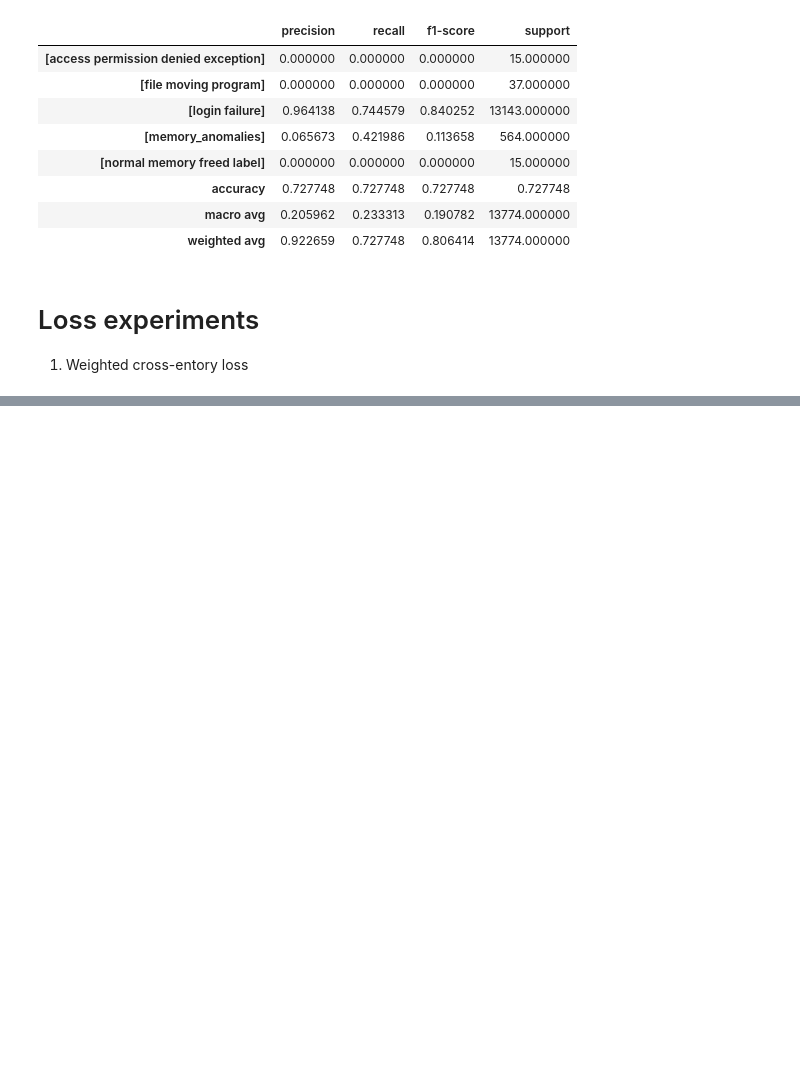
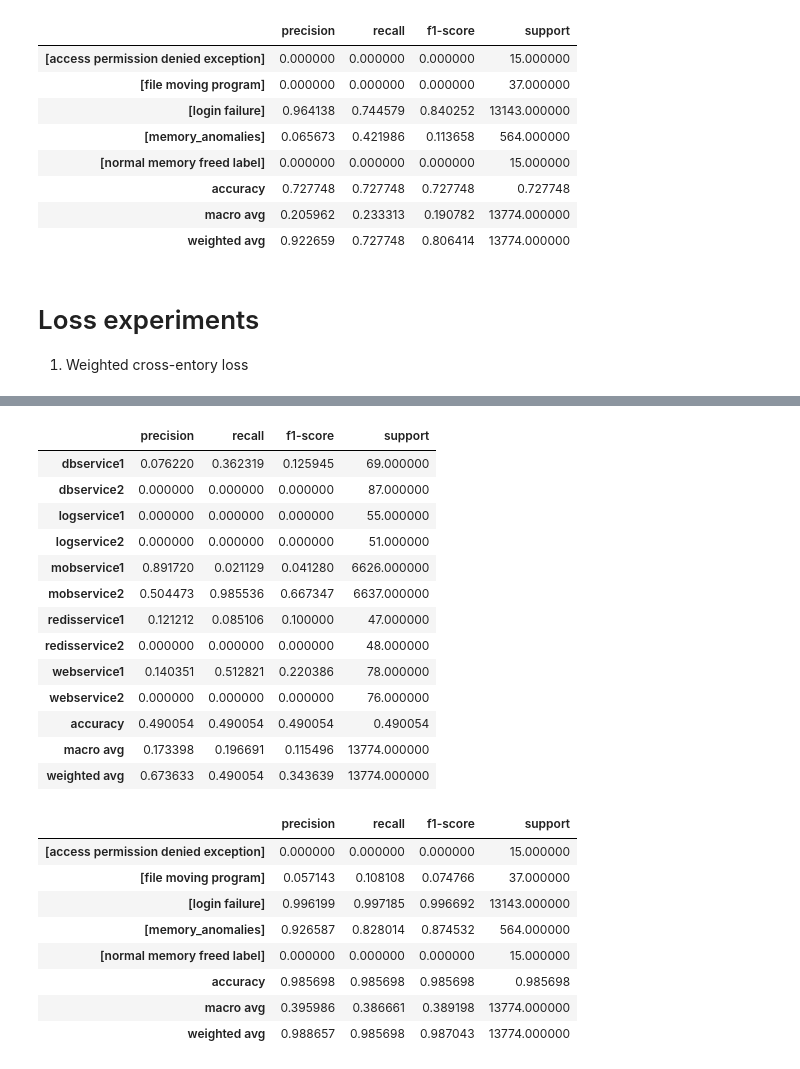
Before and after one commit to arinagoncharova2005/TransformerTVDiag, a Jupyter notebook: evaluate_predictions_full_corrected_labels.ipynb, the cells around one changed output, grey strips where cells are left out. Drawn from its saved outputs; the diff is of its cells as text; code cells hidden in the pictures; blank space fills up the shorter version.

```diff
--- a/evaluate_predictions_full_corrected_labels.ipynb
+++ b/evaluate_predictions_full_corrected_labels.ipynb
@@ -773,0 +816,48 @@ display(only_traces_type_report_df)
+# %%
+weighted_ce_root_report = classification_report(
+    weighted_ce_df['target_root_name'],
+    weighted_ce_df['pred_root_name'],
+    labels=instance_names,
+    output_dict=True,
+    zero_division=0,
+)
+weighted_ce_type_report = classification_report(
+    weighted_ce_df['target_type_name'],
+    weighted_ce_df['pred_type_name'],
+    labels=failure_type_names,
+    output_dict=True,
+    zero_division=0,
+)
+
+weighted_ce_root_report_df = pd.DataFrame(weighted_ce_root_report).transpose()
+weighted_ce_type_report_df = pd.DataFrame(weighted_ce_type_report).transpose()
+
+weighted_ce_root_report_df.to_csv(OUTPUT_DIR / 'weighted_ce_classification_report_rcl.csv')
+weighted_ce_type_report_df.to_csv(OUTPUT_DIR / 'weighted_ce_classification_report_fti.csv')
+
+display(weighted_ce_root_report_df)
+display(weighted_ce_type_report_df)
+# %% [output]
+|  | precision | recall | f1-score | support |
+| dbservice1 | 0.076220 | 0.362319 | 0.125945 | 69.000000 |
+| dbservice2 | 0.000000 | 0.000000 | 0.000000 | 87.000000 |
+| logservice1 | 0.000000 | 0.000000 | 0.000000 | 55.000000 |
+| logservice2 | 0.000000 | 0.000000 | 0.000000 | 51.000000 |
+| mobservice1 | 0.891720 | 0.021129 | 0.041280 | 6626.000000 |
+| mobservice2 | 0.504473 | 0.985536 | 0.667347 | 6637.000000 |
+| redisservice1 | 0.121212 | 0.085106 | 0.100000 | 47.000000 |
+| redisservice2 | 0.000000 | 0.000000 | 0.000000 | 48.000000 |
+| webservice1 | 0.140351 | 0.512821 | 0.220386 | 78.000000 |
+| webservice2 | 0.000000 | 0.000000 | 0.000000 | 76.000000 |
+| accuracy | 0.490054 | 0.490054 | 0.490054 | 0.490054 |
+| macro avg | 0.173398 | 0.196691 | 0.115496 | 13774.000000 |
+| weighted avg | 0.673633 | 0.490054 | 0.343639 | 13774.000000 |
+|  | precision | recall | f1-score | support |
+| [access permission denied exception] | 0.000000 | 0.000000 | 0.000000 | 15.000000 |
+| [file moving program] | 0.057143 | 0.108108 | 0.074766 | 37.000000 |
+| [login failure] | 0.996199 | 0.997185 | 0.996692 | 13143.000000 |
+| [memory_anomalies] | 0.926587 | 0.828014 | 0.874532 | 564.000000 |
+| [normal memory freed label] | 0.000000 | 0.000000 | 0.000000 | 15.000000 |
+| accuracy | 0.985698 | 0.985698 | 0.985698 | 0.985698 |
+| macro avg | 0.395986 | 0.386661 | 0.389198 | 13774.000000 |
+| weighted avg | 0.988657 | 0.985698 | 0.987043 | 13774.000000 |
```
Also changed, not shown: parts of 9 cells of this notebook, 7 other files.
